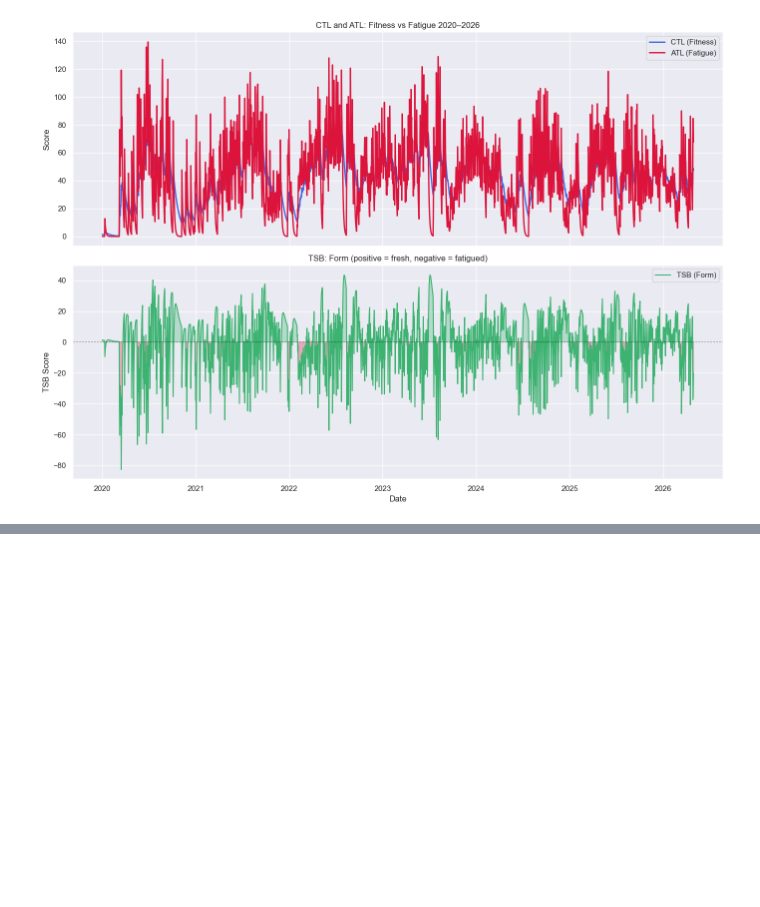
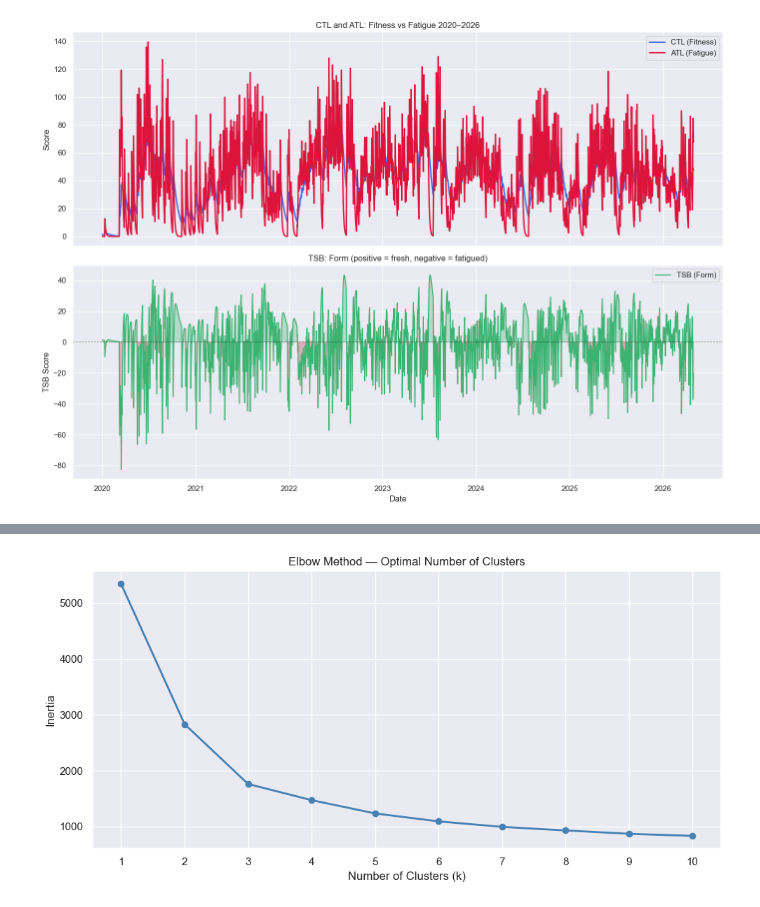
Before and after one commit to kevinbarry7/strava, a Jupyter notebook: strava_analysis.ipynb, the cells around one changed output, grey strips where cells are left out. Saved outputs shown, nothing was run; the diff lists cells and outputs as text; code cells hidden in the pictures; blank space fills up the shorter version.

Commit message:
Add Section 4: K-Means ride classification with elbow method and visualization

```diff
--- a/strava_analysis.ipynb
+++ b/strava_analysis.ipynb
@@ -558,0 +577,12 @@ plt.show()
+# %%
+# Select features for clustering that represent key aspects of training load and intensity.
+# We will use TSS as the primary measure of training load, along with moving time to capture duration,
+# weighted average power for intensity, elevation gain for climbing stress, and average heart rate
+# as a physiological response indicator.
+cluster_features = ['TSS', 'moving_time_hrs', 'wap', 'elevation_ft', 'avg_hr']
+
+# Drop rows with any missing values in these columns
+cluster_df = rides[cluster_features].dropna().copy()
+
+print(f"Rides available for clustering: {len(cluster_df)}")
+print(cluster_df.describe().round(2))
@@ -558,0 +622,9 @@ plt.show()
+# %%
+# Remove rides under 5 miles and zero/null TSS
+cluster_df = rides[
+    (rides['distance_miles'] >= 5) &
+    (rides['TSS'] > 0)
+][cluster_features].dropna().copy()
+
+print(f"Rides available for clustering after cleaning: {len(cluster_df)}")
+print(cluster_df.describe().round(2))
@@ -558,0 +642,26 @@ plt.show()
+# %%
+
+# Scale the features
+scaler = StandardScaler()
+X_scaled = scaler.fit_transform(cluster_df)
+
+# Calculate inertia for k=1 to 10
+inertias = []
+k_range = range(1, 11)
+
+for k in k_range:
+    kmeans = KMeans(n_clusters=k, random_state=42, n_init=10)
+    kmeans.fit(X_scaled)
+    inertias.append(kmeans.inertia_)
+
+# Plot the elbow curve
+plt.figure(figsize=(10, 5))
+plt.plot(k_range, inertias, marker='o', color='steelblue', linewidth=2)
+plt.title('Elbow Method — Optimal Number of Clusters')
+plt.xlabel('Number of Clusters (k)')
+plt.ylabel('Inertia')
+plt.xticks(k_range)
+plt.tight_layout()
+plt.show()
+# %% [output]
+[figure, added]
```
Also changed, not shown: parts of 10 cells of this notebook.
